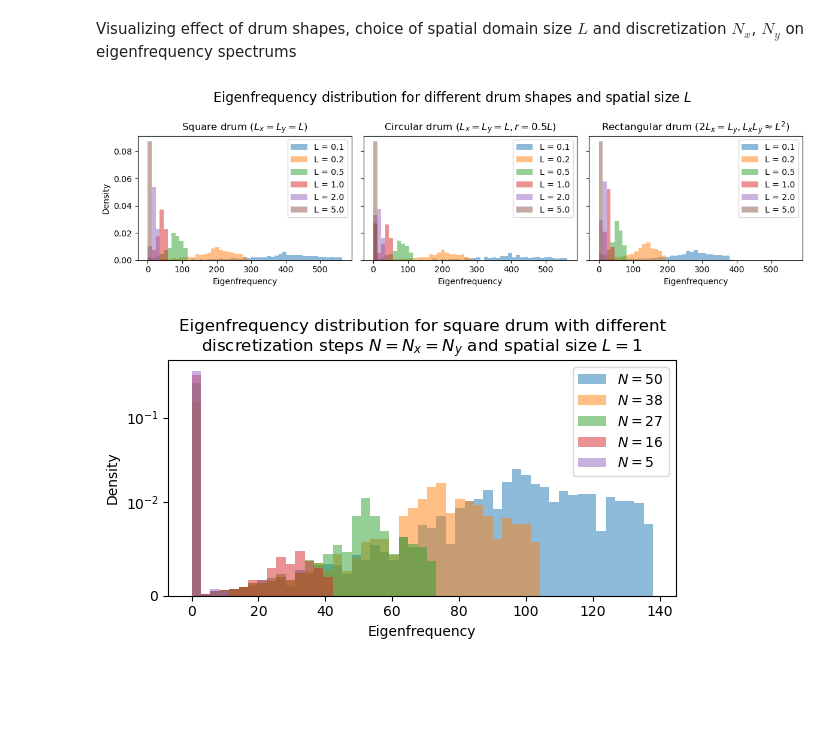
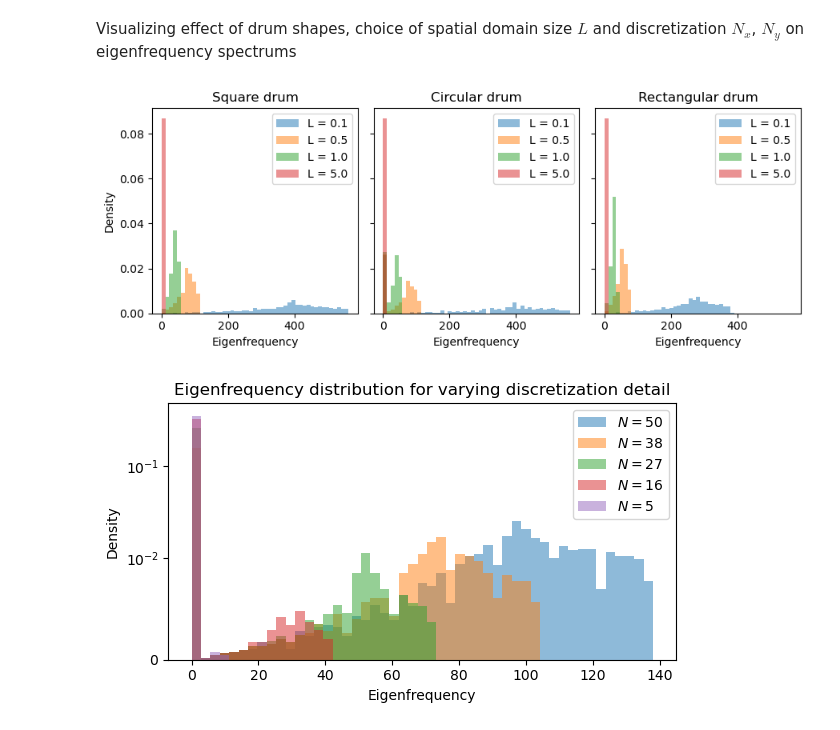
Before and after one commit to jonas4climate/modelling-natural-processes, a Jupyter notebook: Set3_1.ipynb, the cells around one changed output. Drawn from its saved outputs; the diff is of its cells as text; code cells hidden in the pictures; blank space fills up the shorter version.

```diff
--- a/Set3_1.ipynb
+++ b/Set3_1.ipynb
@@ -281,11 +346,11 @@ memory_dense = np.zeros((len(N_range), len(ks)))
 times_sparse = np.zeros((len(N_range), len(ks)))
 memory_sparse = np.zeros((len(N_range), len(ks)))
 
-if LOAD_CACHED_FILES_IF_AVAILABLE and os.path.exists(f'{DATA_PATH}/ex3_1_1_times_dense.npy'):
-    times_dense = np.load(f'{DATA_PATH}/ex3_1_1_times_dense.npy')
-    memory_dense = np.load(f'{DATA_PATH}/ex3_1_1_memory_dense.npy')
-    times_sparse = np.load(f'{DATA_PATH}/ex3_1_1_times_sparse.npy')
-    memory_sparse = np.load(f'{DATA_PATH}/ex3_1_1_memory_sparse.npy')
+if LOAD_CACHED_FILES_IF_AVAILABLE and os.path.exists(f'{DATA_PATH}/times_dense.npy'):
+    times_dense = np.load(f'{DATA_PATH}/times_dense.npy')
+    memory_dense = np.load(f'{DATA_PATH}/memory_dense.npy')
+    times_sparse = np.load(f'{DATA_PATH}/times_sparse.npy')
+    memory_sparse = np.load(f'{DATA_PATH}/memory_sparse.npy')
 else:
     pbar = tqdm(total=len(N_range)*len(ks)*2, desc='Simulating across parameter space', unit='sim')
     for i, Nx in enumerate(N_range):
@@ -319,10 +384,10 @@ else:
             memory_sparse[i, j] = size_in_bytes(M)
             pbar.update()
 
-    np.save(f'{DATA_PATH}/ex3_1_1_times_dense.npy', times_dense)
-    np.save(f'{DATA_PATH}/ex3_1_1_memory_dense.npy', memory_dense)
-    np.save(f'{DATA_PATH}/ex3_1_1_times_sparse.npy', times_sparse)
-    np.save(f'{DATA_PATH}/ex3_1_1_memory_sparse.npy', memory_sparse)
+    np.save(f'{DATA_PATH}/times_dense.npy', times_dense)
+    np.save(f'{DATA_PATH}/memory_dense.npy', memory_dense)
+    np.save(f'{DATA_PATH}/times_sparse.npy', times_sparse)
+    np.save(f'{DATA_PATH}/memory_sparse.npy', memory_sparse)
 # %%
 fig, axs = plt.subplots(1, 2, figsize=(9, 3))
 cmap = cm.get_cmap('viridis')
@@ -361,7 +426,7 @@ plt.savefig(f'{MEDIA_PATH}/time_and_memory_comparison.png')
 # %% [markdown]
 Visualizing effect of drum shapes, choice of spatial domain size $L$ and discretization $N_x$, $N_y$ on  eigenfrequency spectrums
 # %%
-Ls = np.array([0.1, 0.2, 0.5, 1.0, 2.0, 5.0])
+Ls = np.array([0.1, 0.5, 1.0, 5.0])
 Nx, Ny = 21, 21
 N = (Nx-2)*(Ny-2)
 k = N
@@ -376,10 +441,10 @@ N_rect = (Nx_rect-2)*(Ny_rect-2)
 k_rect = N_rect
 eigfreqs_rectangle = np.zeros((len(Ls), N_rect))
 
-if LOAD_CACHED_FILES_IF_AVAILABLE and os.path.exists(f'{DATA_PATH}/ex3_1_1_eigfreqs_square.npy'):
-    eigfreqs_square = np.load(f'{DATA_PATH}/ex3_1_1_eigfreqs_square.npy')
-    eigfreqs_circle = np.load(f'{DATA_PATH}/ex3_1_1_eigfreqs_circle.npy')
-    eigfreqs_rectangle = np.load(f'{DATA_PATH}/ex3_1_1_eigfreqs_rectangle.npy')
+if LOAD_CACHED_FILES_IF_AVAILABLE and os.path.exists(f'{DATA_PATH}/eigfreqs_square.npy'):
+    eigfreqs_square = np.load(f'{DATA_PATH}/eigfreqs_square.npy')
+    eigfreqs_circle = np.load(f'{DATA_PATH}/eigfreqs_circle.npy')
+    eigfreqs_rectangle = np.load(f'{DATA_PATH}/eigfreqs_rectangle.npy')
 else:
     for i, (L, radius) in tqdm(enumerate(zip(Ls, radii))):
         Lx, Ly = L, L
@@ -389,26 +454,30 @@ else:
         eigfreqs_circle[i, :] = freqs
         freqs = solve_eigenvalue_problem(int(Nx/np.sqrt(2)), int(Ny*np.sqrt(2)), Lx, Ly*2, sort_order='ascending', k=k_rect, which=which_l)[-1]
         eigfreqs_rectangle[i, :] = freqs
+    np.save(f'{DATA_PATH}/eigfreqs_square.npy', eigfreqs_square)
+    np.save(f'{DATA_PATH}/eigfreqs_circle.npy', eigfreqs_circle)
+    np.save(f'{DATA_PATH}/eigfreqs_rectangle.npy', eigfreqs_rectangle)
 # %%
 eigfreqs_list = [eigfreqs_square, eigfreqs_circle, eigfreqs_rectangle]
 min_eigfreq = np.min([np.min(eigfreqs) for eigfreqs in eigfreqs_list])
 max_eigfreq = np.max([np.max(eigfreqs) for eigfreqs in eigfreqs_list])
 N_bins = 50
 bin_edges = np.linspace(min_eigfreq, max_eigfreq, N_bins)
 
-fig, axs = plt.subplots(1, 3, figsize=(12, 3.5), layout='tight', sharey=True)
-fig.suptitle('Eigenfrequency distribution for different drum shapes and spatial size $L$', fontsize=16)
+fig, axs = plt.subplots(1, 3, figsize=(9, 3.5), layout='tight', sharey=True)
+# fig.suptitle('Eigenfrequency distribution for different drum shapes and spatial size $L$', fontsize=16)
 for i, eigfreqs in enumerate(eigfreqs_list):
     ax = axs[i]
     for l in range(len(Ls)):
         ax.hist(eigfreqs[l, :], bins=bin_edges, alpha=0.5, label=f'L = {Ls[l]}', density=True)
-    ax.set_title(['Square drum ($L_x=L_y=L$)', 'Circular drum ($L_x=L_y=L, r=0.5 L$)', 'Rectangular drum ($2L_x=L_y, L_x L_y \\approx L^2$)'][i])
+    # ax.set_title(['Square drum ($L_x=L_y=L$)', 'Circular drum ($L_x=L_y=L, r=0.5 L$)', 'Rectangular drum ($2L_x=L_y, L_x L_y \\approx L^2$)'][i])
+        ax.set_title(['Square drum', 'Circular drum', 'Rectangular drum'][i])
     ax.set_xlabel('Eigenfrequency')
     ax.legend()
 axs[0].set_ylabel('Density')
 fig.savefig(f'{MEDIA_PATH}/eigfreqs_distribution_comparison_shape_L.png')
 # %% [output]
-[figure, old version]
+[figure, new version]
 # %%
 L = 1.0
 Nxs = np.arange(5, 51, 1)
@@ -440,7 +509,7 @@ plt.xlabel('Eigenfrequency')
 plt.ylabel('Density')
 plt.yscale('symlog', linthresh=1e-2)
 plt.legend(loc='upper right')
-plt.title('Eigenfrequency distribution for square drum with different\ndiscretization steps $N = N_x = N_y$ and spatial size $L=1$')
+plt.title('Eigenfrequency distribution for varying discretization detail')
 plt.savefig(f'{MEDIA_PATH}/eigfreqs_distribution_comparison_discretization.png')
 # %% [output]
-[figure, old version]
+[figure, new version]
```
Also changed, not shown: parts of 11 cells of this notebook, 27 other files.
